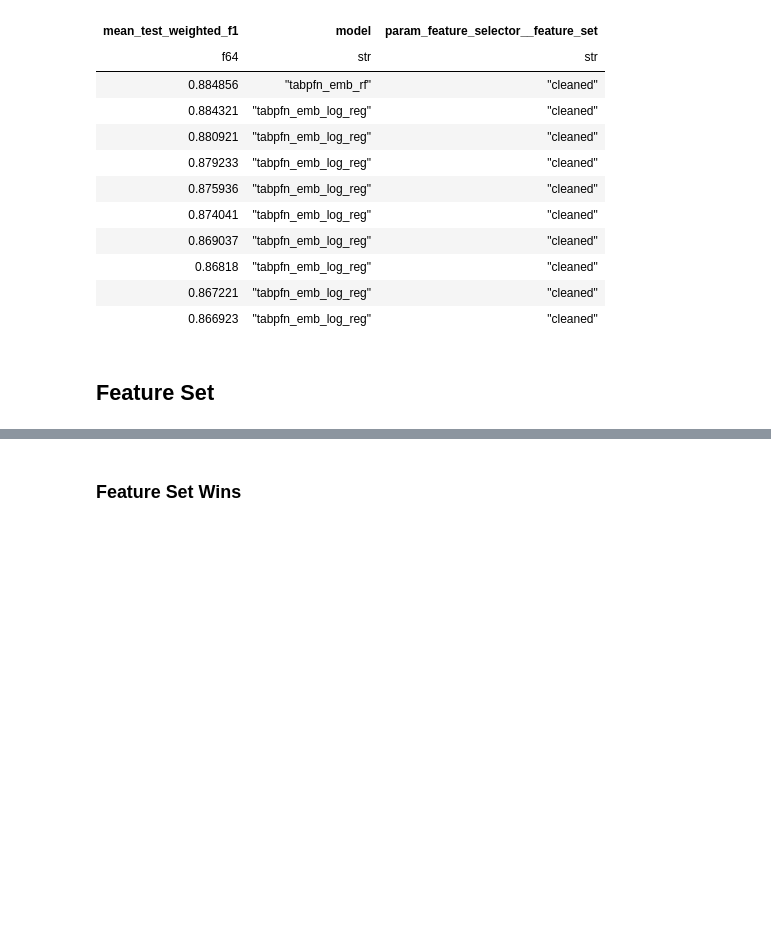
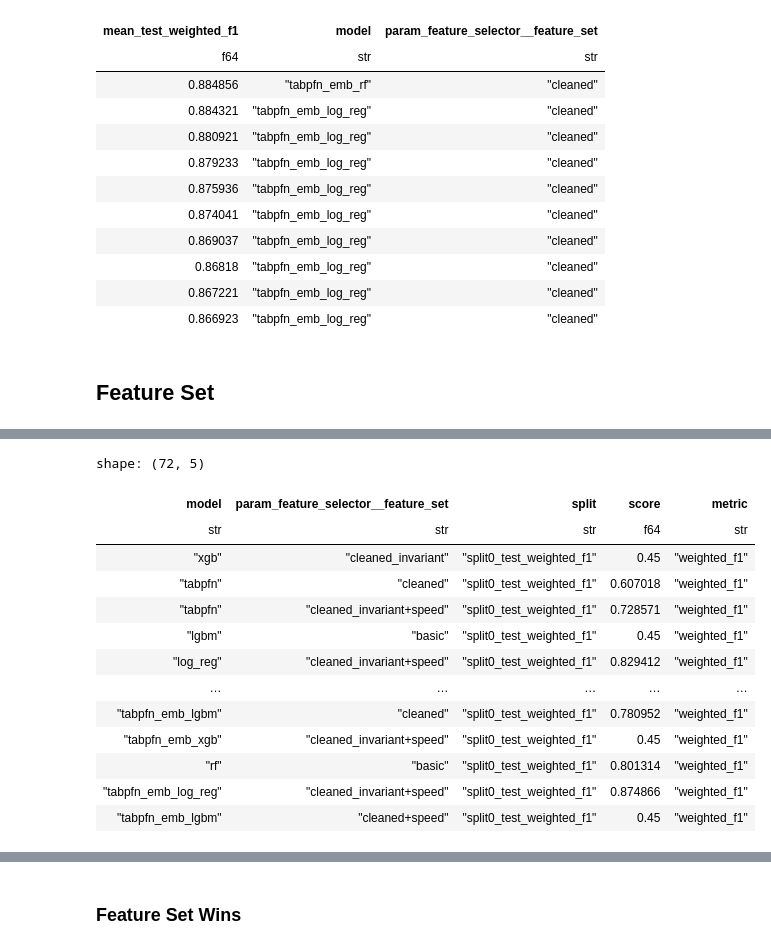
Before and after one commit to m-j-w-f/ROAR, a Jupyter notebook: src/roar/notenbooks/06plot_scores.ipynb, the cells around one changed output, grey strips where cells are left out. Saved outputs shown, nothing was run; the diff lists cells and outputs as text; code cells hidden in the pictures; blank space fills up the shorter version.

```diff
--- a/src/roar/notenbooks/06plot_scores.ipynb
+++ b/src/roar/notenbooks/06plot_scores.ipynb
@@ -85,3 +109,20 @@ all_metrics = (
     .with_columns(pl.col("split").str.extract(r"(\d+)").cast(pl.Int64).alias("split"))
     .with_columns(pl.col("split").replace_strict(idx2name).alias("leave_out_group"))
 )
+# %%
+best_models_f1.unique(["model", "param_feature_selector__feature_set"])
+# %% [output]
+shape: (72, 5)
+| model | param_feature_selector__feature_set | split | score | metric |
+| str | str | str | f64 | str |
+| "xgb" | "cleaned_invariant" | "split0_test_weighted_f1" | 0.45 | "weighted_f1" |
+| "tabpfn" | "cleaned" | "split0_test_weighted_f1" | 0.607018 | "weighted_f1" |
+| "tabpfn" | "cleaned_invariant+speed" | "split0_test_weighted_f1" | 0.728571 | "weighted_f1" |
+| "lgbm" | "basic" | "split0_test_weighted_f1" | 0.45 | "weighted_f1" |
+| "log_reg" | "cleaned_invariant+speed" | "split0_test_weighted_f1" | 0.829412 | "weighted_f1" |
+| … | … | … | … | … |
+| "tabpfn_emb_lgbm" | "cleaned" | "split0_test_weighted_f1" | 0.780952 | "weighted_f1" |
+| "tabpfn_emb_xgb" | "cleaned_invariant+speed" | "split0_test_weighted_f1" | 0.45 | "weighted_f1" |
+| "rf" | "basic" | "split0_test_weighted_f1" | 0.801314 | "weighted_f1" |
+| "tabpfn_emb_log_reg" | "cleaned_invariant+speed" | "split0_test_weighted_f1" | 0.874866 | "weighted_f1" |
+| "tabpfn_emb_lgbm" | "cleaned+speed" | "split0_test_weighted_f1" | 0.45 | "weighted_f1" |
```
Also changed, not shown: parts of 11 cells of this notebook, 26 other files.
